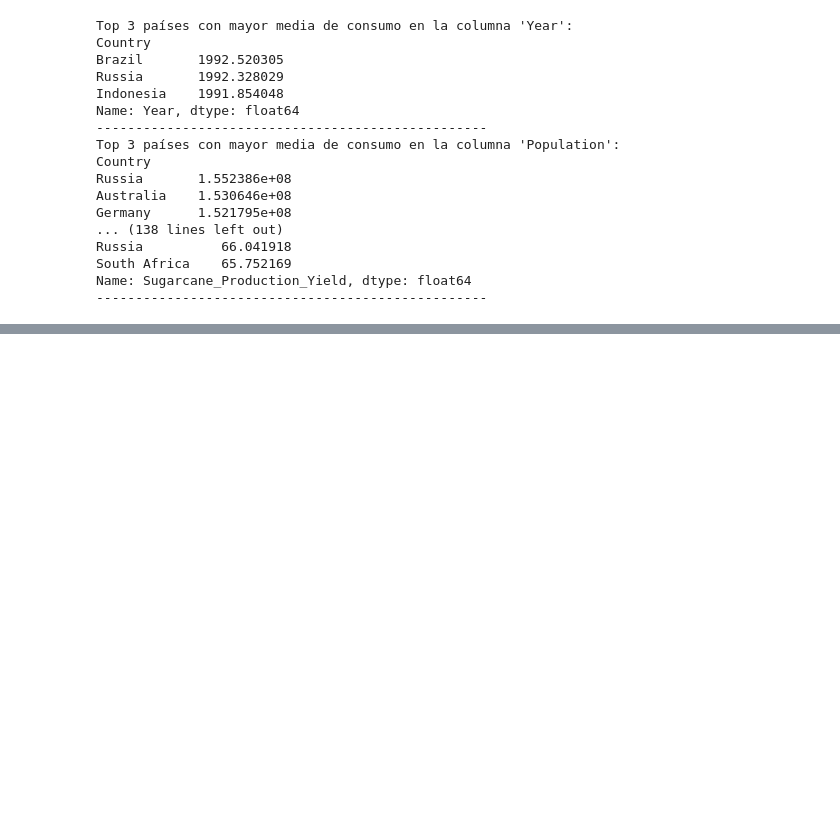
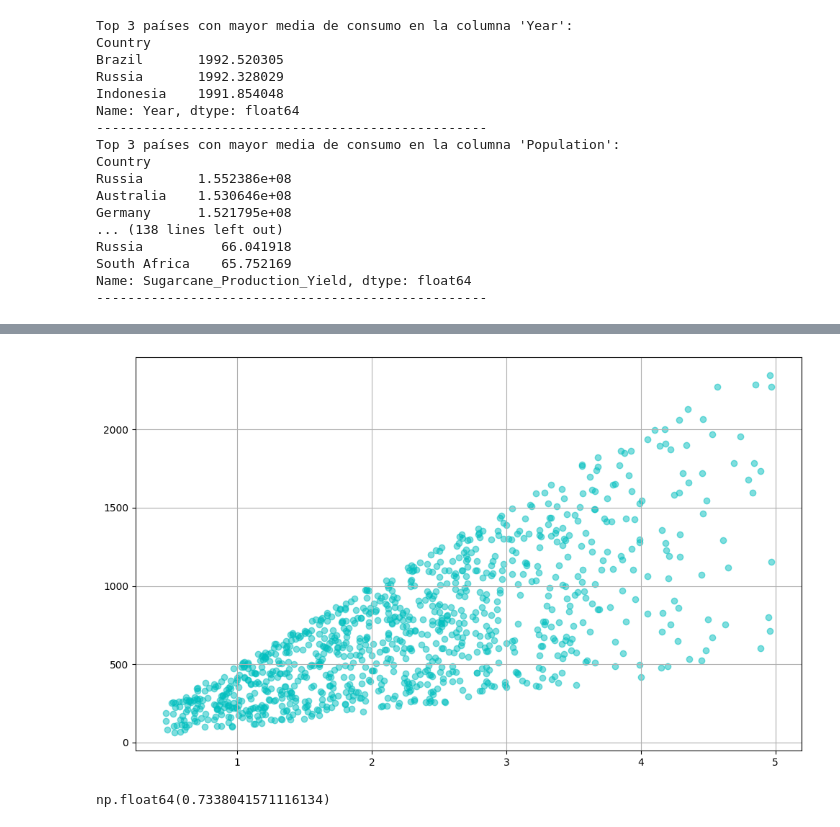
Before and after one commit to mandyhdezl/project-da-promo-49-modulo-4-team-10, a Jupyter notebook: EDA.ipynb, the cells around one changed output, grey strips where cells are left out. Drawn from its saved outputs; the diff is of its cells as text; code cells hidden in the pictures; blank space fills up the shorter version.

```diff
--- a/EDA.ipynb
+++ b/EDA.ipynb
@@ -336,0 +363,15 @@ df_sugarcane_cc.to_csv('climate_change_filt_Sugarcane.csv', index=False)
+# %%
+plt.figure(figsize=(10, 6))
+plt.scatter(df_sugarcane_cc["Crop_Yield_MT_per_HA"], df_sugarcane_cc["Economic_Impact_Million_USD"], color='c', alpha=0.5)
+
+
+plt.grid(True)
+plt.tight_layout()
+plt.show()
+# %% [output]
+[figure, added]
+# %%
+correlacion = df_sugarcane_cc["Crop_Yield_MT_per_HA"].corr(df_sugarcane_cc["Economic_Impact_Million_USD"])
+correlacion
+# %% [output]
+np.float64(0.7338041571116134)
```
Also changed, not shown: parts of 10 cells of this notebook, 1 other file.
